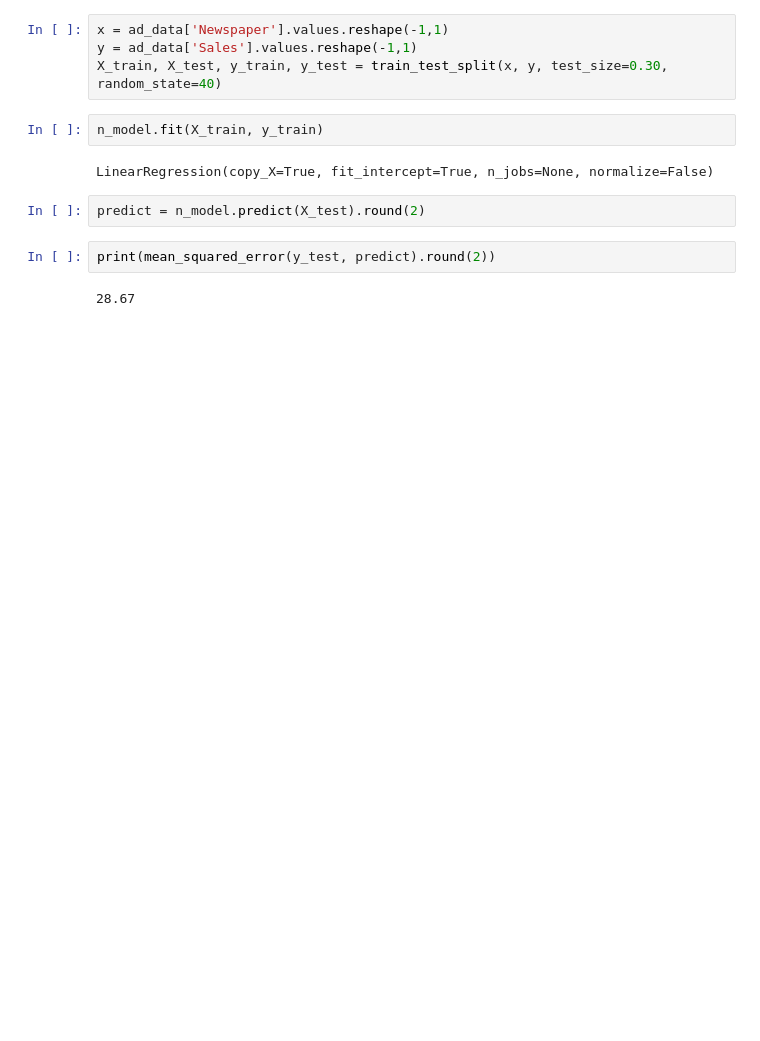
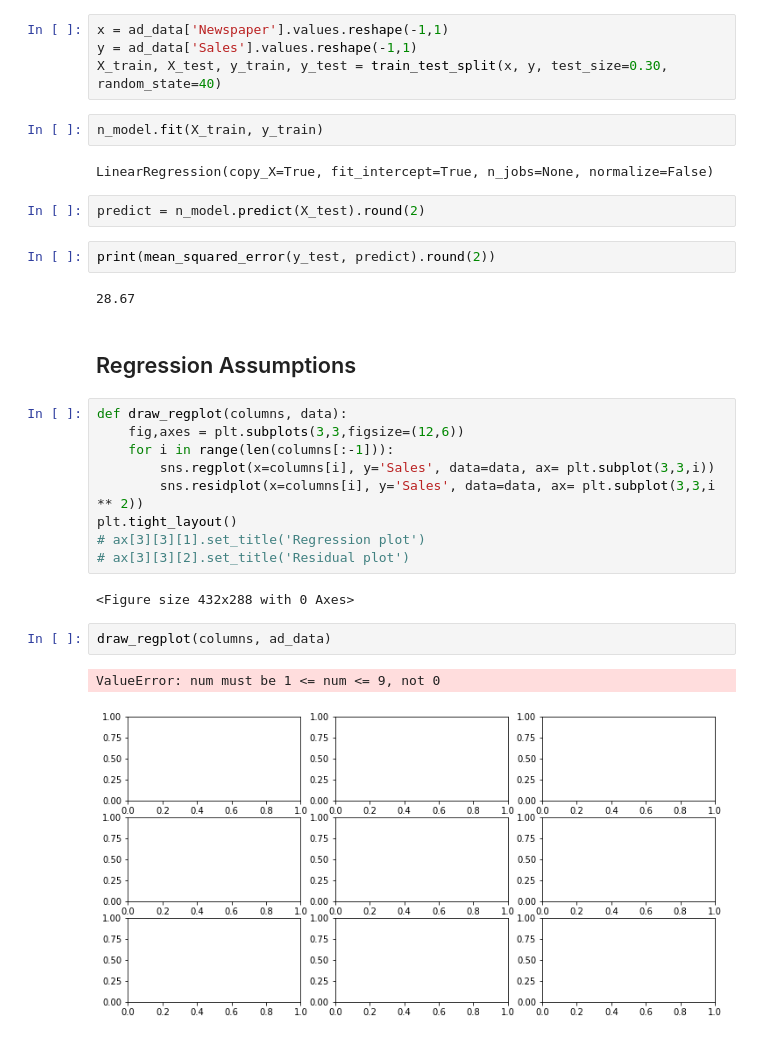
Before and after one commit to Abhishek768/sales_prediction, a Jupyter notebook: sales_prediction.ipynb, the cells around one changed output. Cells and saved outputs as stored; diff of their text form; blank space fills up the shorter version.

Commit message:
checking linear assumptions

```diff
--- a/sales_prediction.ipynb
+++ b/sales_prediction.ipynb
@@ -297,3 +297,21 @@ predict = n_model.predict(X_test).round(2)
 print(mean_squared_error(y_test, predict).round(2))
 # %% [output]
 28.67
+# %% [markdown]
+## Regression Assumptions
+# %%
+def draw_regplot(columns, data):
+    fig,axes = plt.subplots(3,3,figsize=(12,6))
+    for i in range(len(columns[:-1])):
+        sns.regplot(x=columns[i], y='Sales', data=data, ax= plt.subplot(3,3,i))
+        sns.residplot(x=columns[i], y='Sales', data=data, ax= plt.subplot(3,3,i ** 2))
+plt.tight_layout()
+# ax[3][3][1].set_title('Regression plot')
+# ax[3][3][2].set_title('Residual plot')
+# %% [output]
+<Figure size 432x288 with 0 Axes>
+# %%
+draw_regplot(columns, ad_data)
+# %% [output]
+ValueError: num must be 1 <= num <= 9, not 0
+[figure, added]
```
Also changed, not shown: parts of 1 cell of this notebook.
